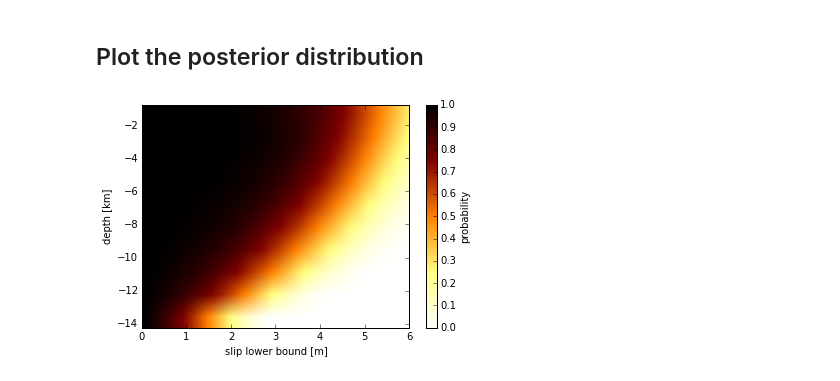
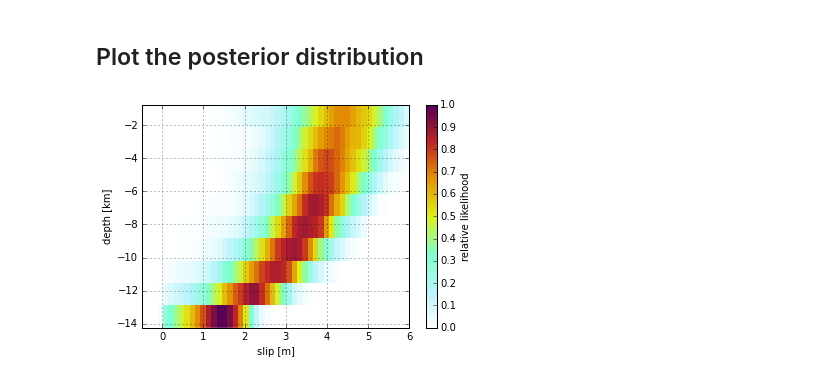
Before and after one commit to treverhines/MendenhallProposal, a Jupyter notebook: 2Ddemo.ipynb, the cells around one changed output. Saved outputs shown, nothing was run; the diff lists cells and outputs as text; code cells hidden in the pictures.

```diff
--- a/2Ddemo.ipynb
+++ b/2Ddemo.ipynb
@@ -268,30 +268,23 @@ ax.grid()
 # %% [markdown]
 ## Plot the posterior distribution
-# %%
-# plot the probability that slip exceeded a given amount
-fig,ax = plt.subplots()
-idx = np.random.choice(len(post_ensemble),5000)
-
-S = 100
-out = np.zeros((M,S))
-min_slip = np.linspace(0,6,S)
-count = len(post_ensemble)
-cmap = cm.afmhot_r
-for i,ms in enumerate(min_slip):
-    greater_than_ms_count = np.sum(post_ensemble > ms,axis=0)
-    prob_greater_than_ms = greater_than_ms_count/(1.0*count)
-    out[:,i] = prob_greater_than_ms
-    #ax.plot(prob_greater_than_ms,segment_centers/1000.0,color=cmap(ms/5.0),linewidth=2)
-
-p = ax.imshow(out,aspect='auto',cmap=cmap,extent=[0,8,segment_centers[-1]/1000.0,segment_centers[0]/1000.0])
-ax.set_xlim((0,6))
-ax.set_xlabel('slip lower bound [m]')
-ax.set_ylabel('depth [km]')
-ax.set_ylim((np.min(segment_centers/1000.0),np.max(segment_centers/1000.0)))
-cbar = plt.colorbar(p)
-#cax,kw = matplotlib.colorbar.make_axes(ax)
-#norm = matplotlib.colors.Normalize(0.0,5.0)
-#cbar = matplotlib.colorbar.ColorbarBase(cax,cmap,norm=norm)
-cbar.set_label('probability')
-# %% [output]
-[figure, removed]
+# %%
+#create a 2D histogram of inferred slip as a function of depth
+Nbins = 50
+bin_edges = np.linspace(-0.5,6,Nbins+1)
+bins = np.array(zip(bin_edges[:-1],bin_edges[1:]))
+
+bin_counts = np.zeros((M,Nbins))
+for idx,b in enumerate(bins):
+  bin_counts[:,idx] = np.sum((post_ensemble > b[0]) & (post_ensemble < b[1]),axis=0)
+
+bin_counts /= np.max(bin_counts)
+im = plt.imshow(bin_counts,cmap=myplot.cm.slip2,
+                extent=[-0.5,6,segment_centers[-1]/1000.0,segment_centers[0]/1000.0],
+                aspect='auto',interpolation='none')
+cbar = plt.colorbar(im)
+plt.xlabel('slip [m]')
+plt.ylabel('depth [km]')
+cbar.set_label('relative likelihood')
+plt.grid()
+# %% [output]
+[figure, added]
```
Also changed, not shown: parts of 4 cells of this notebook, 13 other files.
